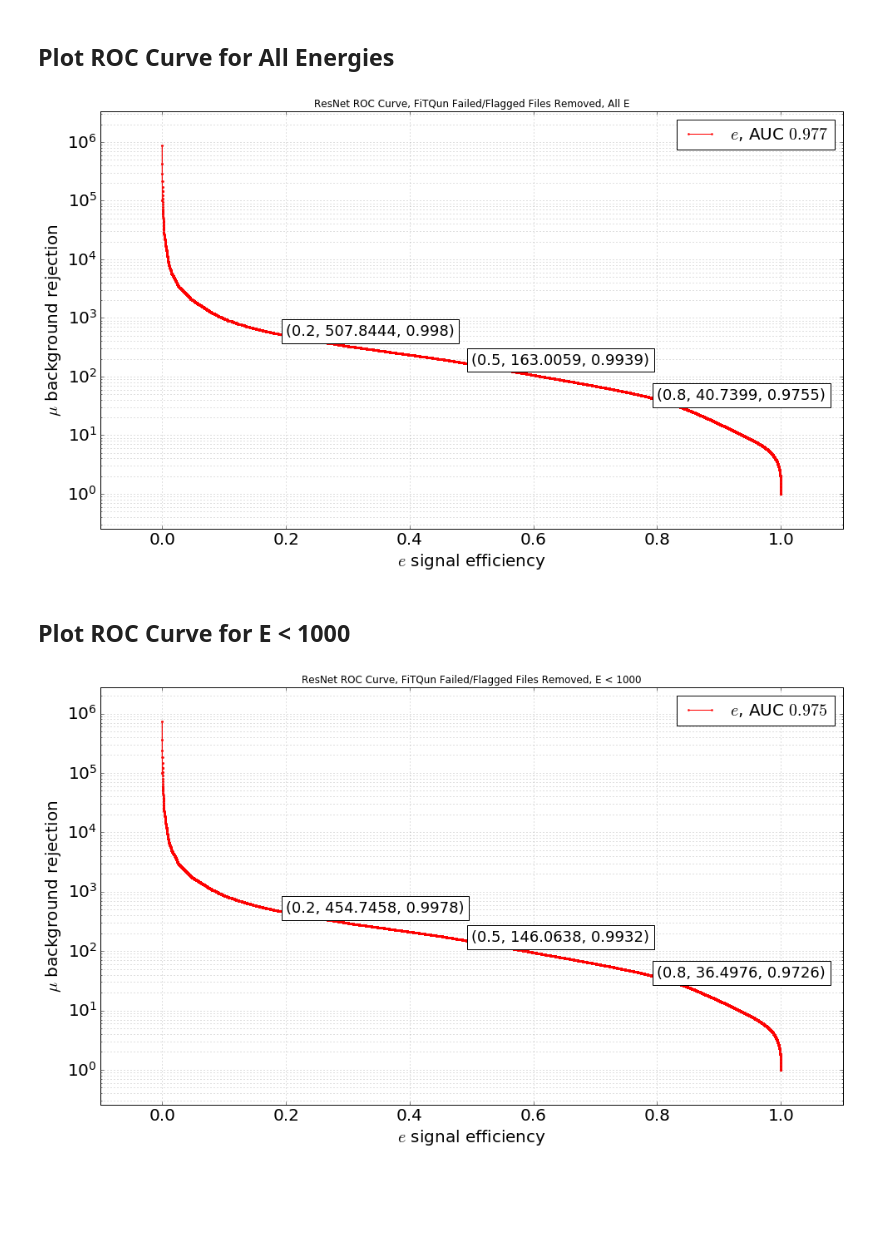
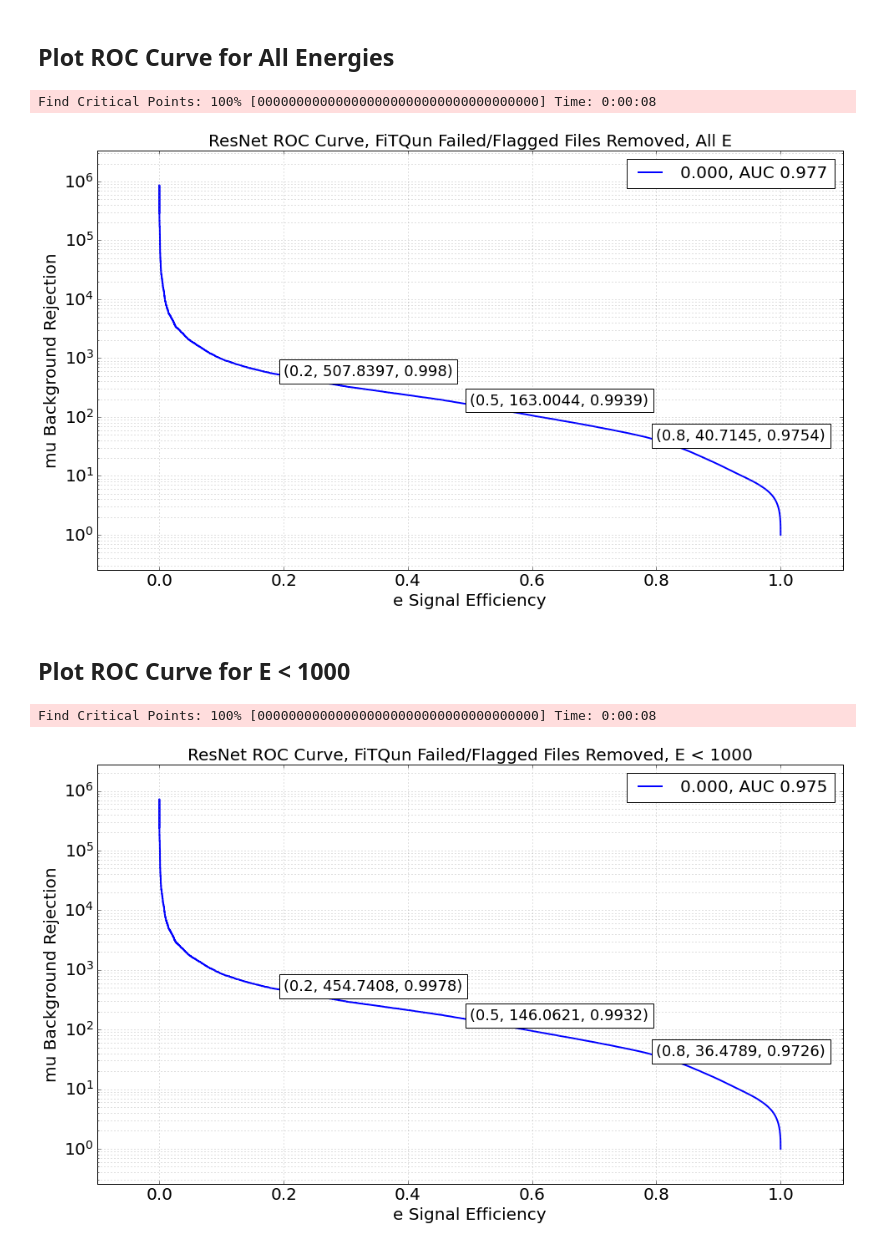
Before and after one commit to WatChMaL/CNN, a Jupyter notebook: ResNet_Analysis/3. Re-creating Previous Test Results.ipynb, the cells around one changed output. Saved outputs shown, nothing was run; the diff lists cells and outputs as text; code cells hidden in the pictures; blank space fills up the shorter version.

```diff
--- a/ResNet_Analysis/3. Re-creating Previous Test Results.ipynb
+++ b/ResNet_Analysis/3. Re-creating Previous Test Results.ipynb
@@ -91,19 +91,20 @@ plot_confusion_matrix(filtered_res_labels,filtered_res_predictions,
 ## Plot ROC Curve for All Energies
 # %%
 res_fpr, res_tpr, res_threshold = prep_roc_data(filtered_res_softmaxes,filtered_res_labels,
-                                                filtered_res_energies, softmax_index_dict,
+                                                'rejection', softmax_index_dict,
                                                 label_0,label_1
                                                 )
 # %%
 fprs = []
 tprs = []
 thresholds = []
 fprs.append(res_fpr)
 tprs.append(res_tpr)
 thresholds.append(res_threshold)
-roc_metrics = plot_multiple_ROC(fprs, tprs, thresholds, "e", "mu", 0, 1000,png_name = 'unthresholded_roc.png',title='ResNet ROC Curve, FiTQun Failed/Flagged Files Removed, All E')
+roc_metrics = plot_multiple_ROC((fprs, tprs, thresholds), 'rejection',["e", "mu"],title='ResNet ROC Curve, FiTQun Failed/Flagged Files Removed, All E')
 # %% [output]
+Find Critical Points: 100% [000000000000000000000000000000000000] Time: 0:00:08
-[figure, old version]
+[figure, new version]
 # %% [markdown]
 ## Plot ROC Curve for E < 1000
 # %%
@@ -118,6 +119,7 @@ low_e_thresholds = []
 low_e_fprs.append(low_e_res_fpr)
 low_e_tprs.append(low_e_res_tpr)
 low_e_thresholds.append(low_e_res_threshold)
-roc_metrics = plot_multiple_ROC(low_e_fprs, low_e_tprs, low_e_thresholds, "e", "mu", 0, 1000,png_name = 'thresholded_roc',title='ResNet ROC Curve, FiTQun Failed/Flagged Files Removed, E < 1000')
+roc_metrics = plot_multiple_ROC((low_e_fprs, low_e_tprs, low_e_thresholds), 'rejection',["e", "mu"],title='ResNet ROC Curve, FiTQun Failed/Flagged Files Removed, E < 1000')
 # %% [output]
+Find Critical Points: 100% [000000000000000000000000000000000000] Time: 0:00:08
-[figure, old version]
+[figure, new version]
```
Also changed, not shown: parts of 5 cells of this notebook, 32 other files.
